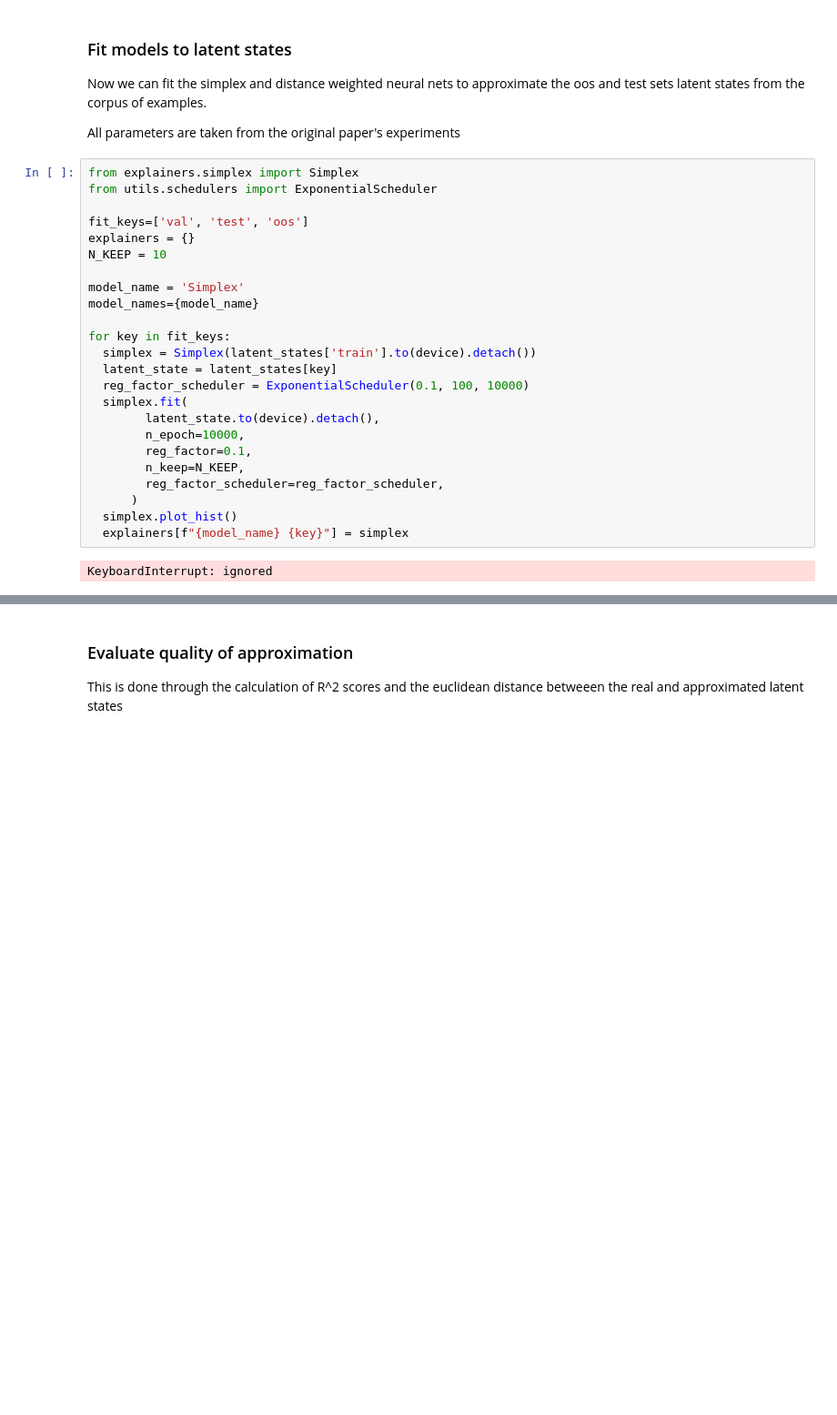
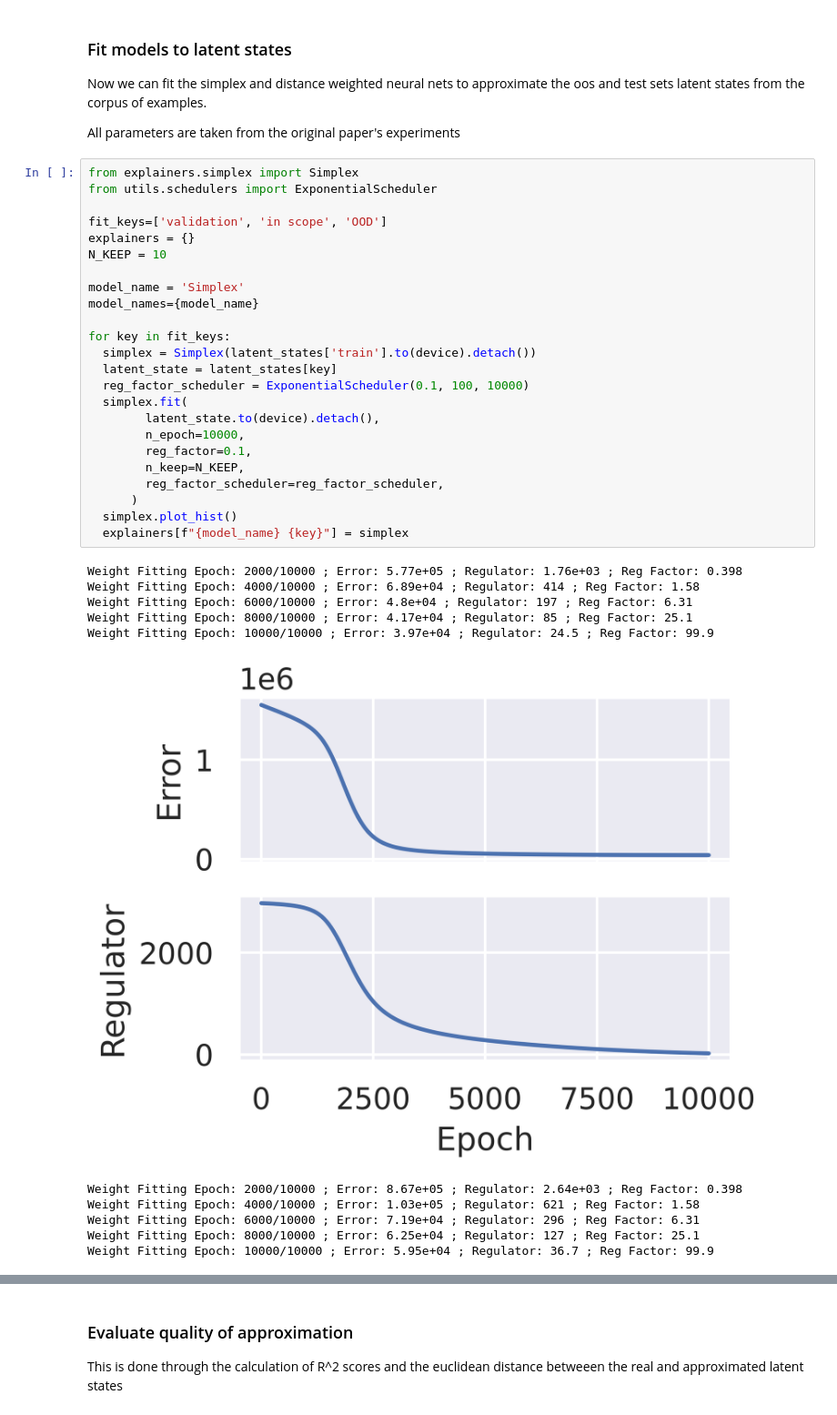
Before and after one commit to simonEllershaw/latent_variable_OOD, a Jupyter notebook: transformer_training.ipynb, the cells around one changed output, grey strips where cells are left out. Shown at 91% size. Drawn from its saved outputs; the diff is of its cells as text; blank space fills up the shorter version.

```diff
--- a/transformer_training.ipynb
+++ b/transformer_training.ipynb
@@ -282,26 +285,36 @@ All parameters are taken from the original paper's experiments
 # %%
 from explainers.simplex import Simplex
 from utils.schedulers import ExponentialScheduler
 
-fit_keys=['val', 'test', 'oos']
+fit_keys=['validation', 'in scope', 'OOD']
 explainers = {}
 N_KEEP = 10
 
 model_name = 'Simplex'
 model_names={model_name}
 
 for key in fit_keys:
   simplex = Simplex(latent_states['train'].to(device).detach())
   latent_state = latent_states[key]
   reg_factor_scheduler = ExponentialScheduler(0.1, 100, 10000)
   simplex.fit(
         latent_state.to(device).detach(),
         n_epoch=10000,
         reg_factor=0.1,
         n_keep=N_KEEP,
         reg_factor_scheduler=reg_factor_scheduler,
       )
   simplex.plot_hist()
   explainers[f"{model_name} {key}"] = simplex
 # %% [output]
-KeyboardInterrupt: ignored
+Weight Fitting Epoch: 2000/10000 ; Error: 5.77e+05 ; Regulator: 1.76e+03 ; Reg Factor: 0.398
+Weight Fitting Epoch: 4000/10000 ; Error: 6.89e+04 ; Regulator: 414 ; Reg Factor: 1.58
+Weight Fitting Epoch: 6000/10000 ; Error: 4.8e+04 ; Regulator: 197 ; Reg Factor: 6.31
+Weight Fitting Epoch: 8000/10000 ; Error: 4.17e+04 ; Regulator: 85 ; Reg Factor: 25.1
+Weight Fitting Epoch: 10000/10000 ; Error: 3.97e+04 ; Regulator: 24.5 ; Reg Factor: 99.9
+[figure, added]
+Weight Fitting Epoch: 2000/10000 ; Error: 8.67e+05 ; Regulator: 2.64e+03 ; Reg Factor: 0.398
+Weight Fitting Epoch: 4000/10000 ; Error: 1.03e+05 ; Regulator: 621 ; Reg Factor: 1.58
+Weight Fitting Epoch: 6000/10000 ; Error: 7.19e+04 ; Regulator: 296 ; Reg Factor: 6.31
+Weight Fitting Epoch: 8000/10000 ; Error: 6.25e+04 ; Regulator: 127 ; Reg Factor: 25.1
+Weight Fitting Epoch: 10000/10000 ; Error: 5.95e+04 ; Regulator: 36.7 ; Reg Factor: 99.9
```
Also changed, not shown: parts of 29 cells of this notebook.
